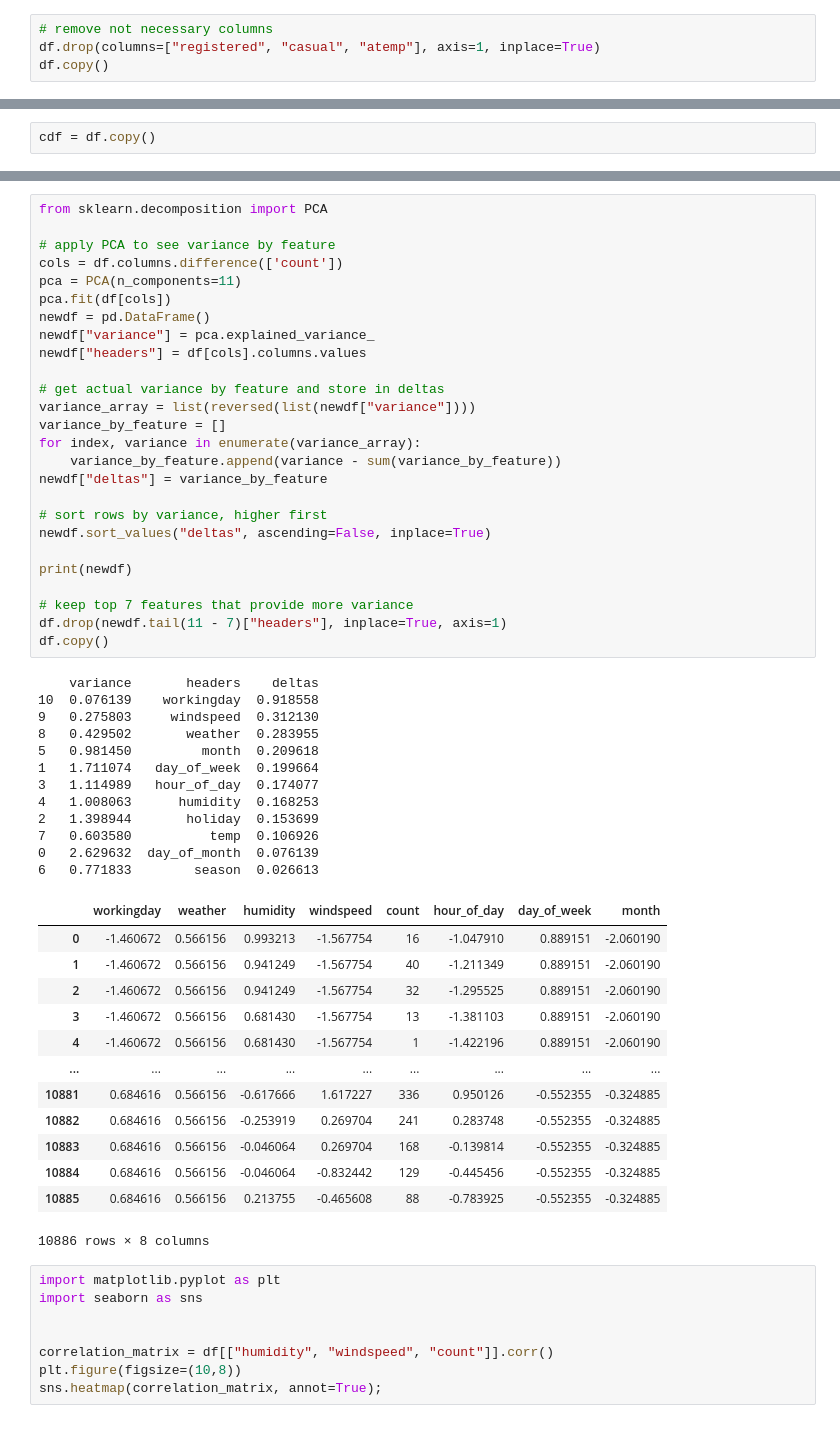
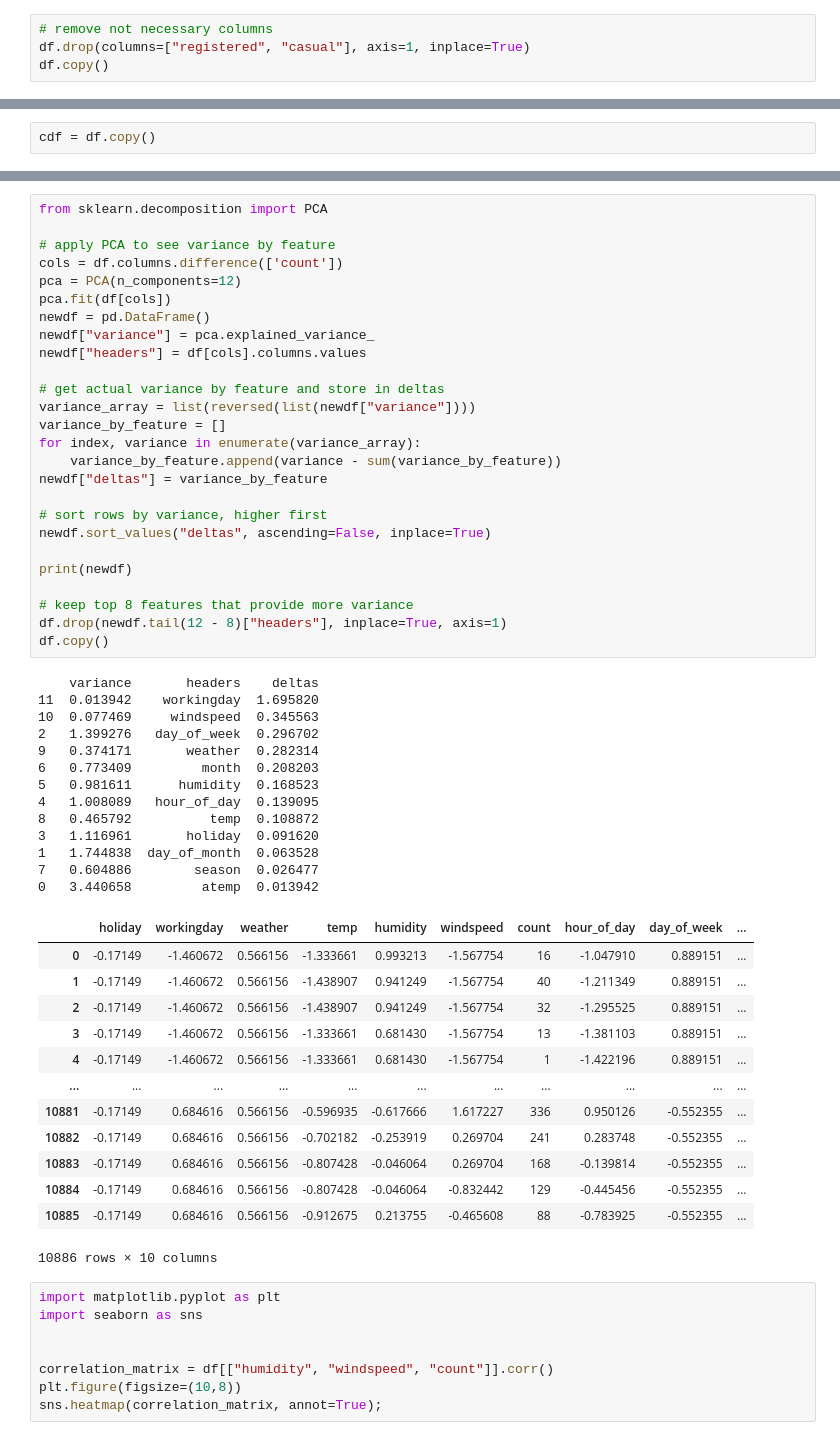
Before and after one commit to NPGiorgi/mlucu, a Jupyter notebook: bikesV2/bikes.ipynb, the cells around one changed output, grey strips where cells are left out. Cells and saved outputs as stored; diff of their text form.

```diff
--- a/bikesV2/bikes.ipynb
+++ b/bikesV2/bikes.ipynb
@@ -56,6 +56,6 @@ count         0
 dtype: int64
 # %%
 # remove not necessary columns
-df.drop(columns=["registered", "casual", "atemp"], axis=1, inplace=True)
+df.drop(columns=["registered", "casual"], axis=1, inplace=True)
 df.copy()
 # %% [output]
@@ -131,55 +130,56 @@ df.copy()
 # %%
 from sklearn.decomposition import PCA
 
 # apply PCA to see variance by feature
 cols = df.columns.difference(['count'])
-pca = PCA(n_components=11)
+pca = PCA(n_components=12)
 pca.fit(df[cols])
 newdf = pd.DataFrame()
 newdf["variance"] = pca.explained_variance_
 newdf["headers"] = df[cols].columns.values
 
 # get actual variance by feature and store in deltas
 variance_array = list(reversed(list(newdf["variance"])))
 variance_by_feature = []
 for index, variance in enumerate(variance_array):
     variance_by_feature.append(variance - sum(variance_by_feature))
 newdf["deltas"] = variance_by_feature
 
 # sort rows by variance, higher first
 newdf.sort_values("deltas", ascending=False, inplace=True)
 
 print(newdf)
 
-# keep top 7 features that provide more variance
-df.drop(newdf.tail(11 - 7)["headers"], inplace=True, axis=1)
+# keep top 8 features that provide more variance
+df.drop(newdf.tail(12 - 8)["headers"], inplace=True, axis=1)
 df.copy()
 # %% [output]
     variance       headers    deltas
-10  0.076139    workingday  0.918558
-9   0.275803     windspeed  0.312130
-8   0.429502       weather  0.283955
-5   0.981450         month  0.209618
-1   1.711074   day_of_week  0.199664
-3   1.114989   hour_of_day  0.174077
-4   1.008063      humidity  0.168253
-2   1.398944       holiday  0.153699
-7   0.603580          temp  0.106926
-0   2.629632  day_of_month  0.076139
-6   0.771833        season  0.026613
+11  0.013942    workingday  1.695820
+10  0.077469     windspeed  0.345563
+2   1.399276   day_of_week  0.296702
+9   0.374171       weather  0.282314
+6   0.773409         month  0.208203
+5   0.981611      humidity  0.168523
+4   1.008089   hour_of_day  0.139095
+8   0.465792          temp  0.108872
+3   1.116961       holiday  0.091620
+1   1.744838  day_of_month  0.063528
+7   0.604886        season  0.026477
+0   3.440658         atemp  0.013942
-|  | workingday | weather | humidity | windspeed | count | hour_of_day | day_of_week | month |
-| 0 | -1.460672 | 0.566156 | 0.993213 | -1.567754 | 16 | -1.047910 | 0.889151 | -2.060190 |
-| 1 | -1.460672 | 0.566156 | 0.941249 | -1.567754 | 40 | -1.211349 | 0.889151 | -2.060190 |
-| 2 | -1.460672 | 0.566156 | 0.941249 | -1.567754 | 32 | -1.295525 | 0.889151 | -2.060190 |
-| 3 | -1.460672 | 0.566156 | 0.681430 | -1.567754 | 13 | -1.381103 | 0.889151 | -2.060190 |
-| 4 | -1.460672 | 0.566156 | 0.681430 | -1.567754 | 1 | -1.422196 | 0.889151 | -2.060190 |
-| ... | ... | ... | ... | ... | ... | ... | ... | ... |
-| 10881 | 0.684616 | 0.566156 | -0.617666 | 1.617227 | 336 | 0.950126 | -0.552355 | -0.324885 |
-| 10882 | 0.684616 | 0.566156 | -0.253919 | 0.269704 | 241 | 0.283748 | -0.552355 | -0.324885 |
-| 10883 | 0.684616 | 0.566156 | -0.046064 | 0.269704 | 168 | -0.139814 | -0.552355 | -0.324885 |
-| 10884 | 0.684616 | 0.566156 | -0.046064 | -0.832442 | 129 | -0.445456 | -0.552355 | -0.324885 |
-| 10885 | 0.684616 | 0.566156 | 0.213755 | -0.465608 | 88 | -0.783925 | -0.552355 | -0.324885 |
+|  | holiday | workingday | weather | temp | humidity | windspeed | count | hour_of_day | day_of_week | ... |
+| 0 | -0.17149 | -1.460672 | 0.566156 | -1.333661 | 0.993213 | -1.567754 | 16 | -1.047910 | 0.889151 | ... |
+| 1 | -0.17149 | -1.460672 | 0.566156 | -1.438907 | 0.941249 | -1.567754 | 40 | -1.211349 | 0.889151 | ... |
+| 2 | -0.17149 | -1.460672 | 0.566156 | -1.438907 | 0.941249 | -1.567754 | 32 | -1.295525 | 0.889151 | ... |
+| 3 | -0.17149 | -1.460672 | 0.566156 | -1.333661 | 0.681430 | -1.567754 | 13 | -1.381103 | 0.889151 | ... |
+| 4 | -0.17149 | -1.460672 | 0.566156 | -1.333661 | 0.681430 | -1.567754 | 1 | -1.422196 | 0.889151 | ... |
+| ... | ... | ... | ... | ... | ... | ... | ... | ... | ... | ... |
+| 10881 | -0.17149 | 0.684616 | 0.566156 | -0.596935 | -0.617666 | 1.617227 | 336 | 0.950126 | -0.552355 | ... |
+| 10882 | -0.17149 | 0.684616 | 0.566156 | -0.702182 | -0.253919 | 0.269704 | 241 | 0.283748 | -0.552355 | ... |
+| 10883 | -0.17149 | 0.684616 | 0.566156 | -0.807428 | -0.046064 | 0.269704 | 168 | -0.139814 | -0.552355 | ... |
+| 10884 | -0.17149 | 0.684616 | 0.566156 | -0.807428 | -0.046064 | -0.832442 | 129 | -0.445456 | -0.552355 | ... |
+| 10885 | -0.17149 | 0.684616 | 0.566156 | -0.912675 | 0.213755 | -0.465608 | 88 | -0.783925 | -0.552355 | ... |
-10886 rows × 8 columns
+10886 rows × 10 columns
 # %%
 import matplotlib.pyplot as plt
 import seaborn as sns
```
Also changed, not shown: parts of 5 cells of this notebook, 1 other file.
